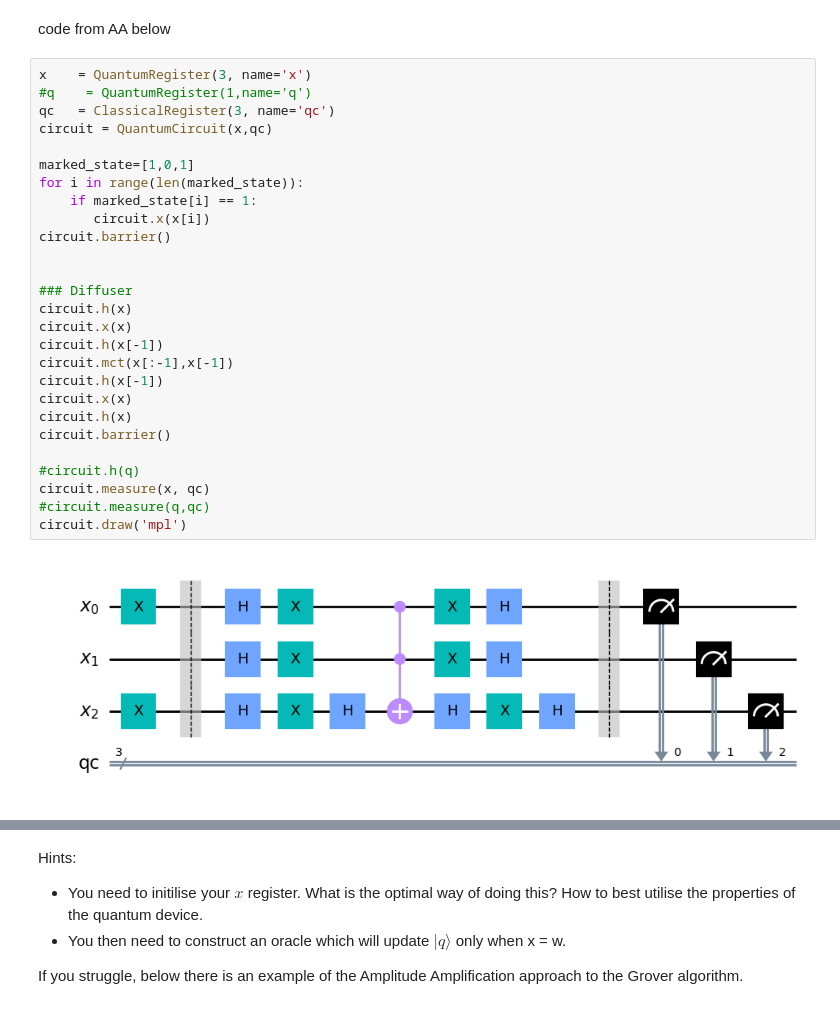
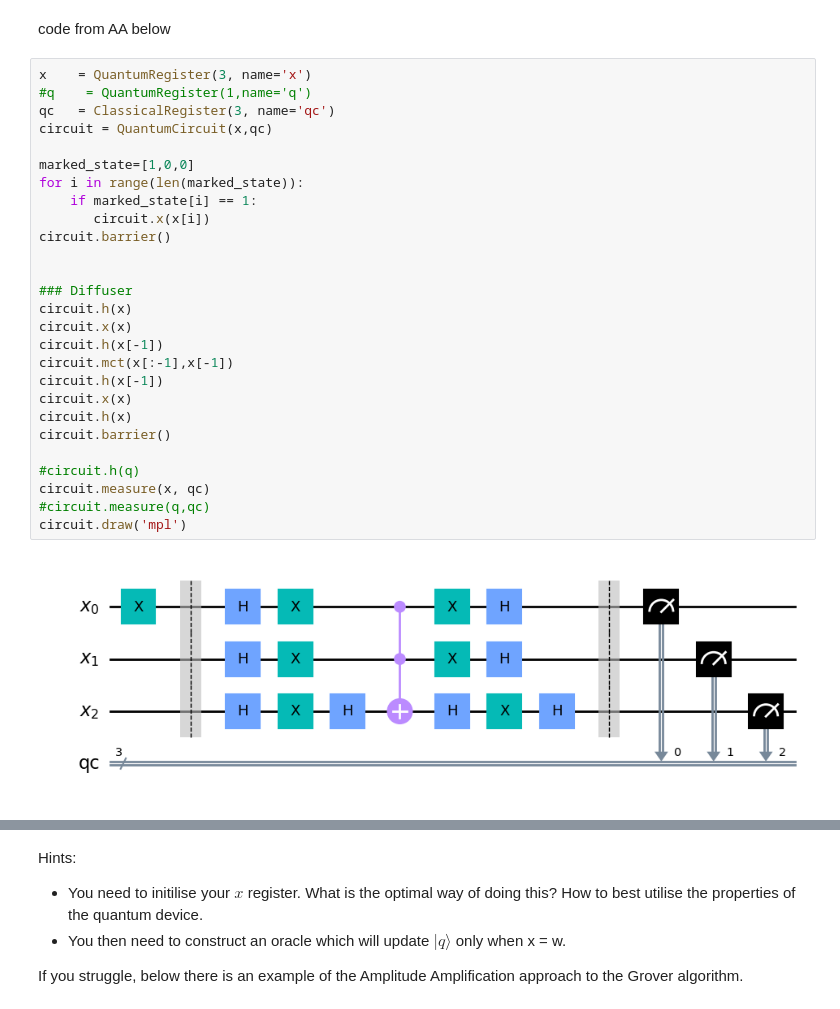
Before and after one commit to karakoulaki/MResProject, a Jupyter notebook: Grover_and_AmplitudeAmplification.ipynb, the cells around one changed output, grey strips where cells are left out. Cells and saved outputs as stored; diff of their text form.

```diff
--- a/Grover_and_AmplitudeAmplification.ipynb
+++ b/Grover_and_AmplitudeAmplification.ipynb
@@ -80,32 +80,32 @@ code from AA below
 # %%
 x    = QuantumRegister(3, name='x')
 #q    = QuantumRegister(1,name='q')
 qc   = ClassicalRegister(3, name='qc')
 circuit = QuantumCircuit(x,qc)
 
-marked_state=[1,0,1]
+marked_state=[1,0,0]
 for i in range(len(marked_state)):
     if marked_state[i] == 1:
        circuit.x(x[i])
 circuit.barrier()
 
 
 ### Diffuser
 circuit.h(x)
 circuit.x(x)
 circuit.h(x[-1])
 circuit.mct(x[:-1],x[-1])
 circuit.h(x[-1])
 circuit.x(x)
 circuit.h(x)
 circuit.barrier()
 
 #circuit.h(q)
 circuit.measure(x, qc)
 #circuit.measure(q,qc)
 circuit.draw('mpl')
 # %% [output]
-[figure, old version]
+[figure, new version]
 # %%
 job = execute(circuit, sim, shots=1000)
 job_monitor(job)
```
Also changed, not shown: parts of 5 cells of this notebook.
